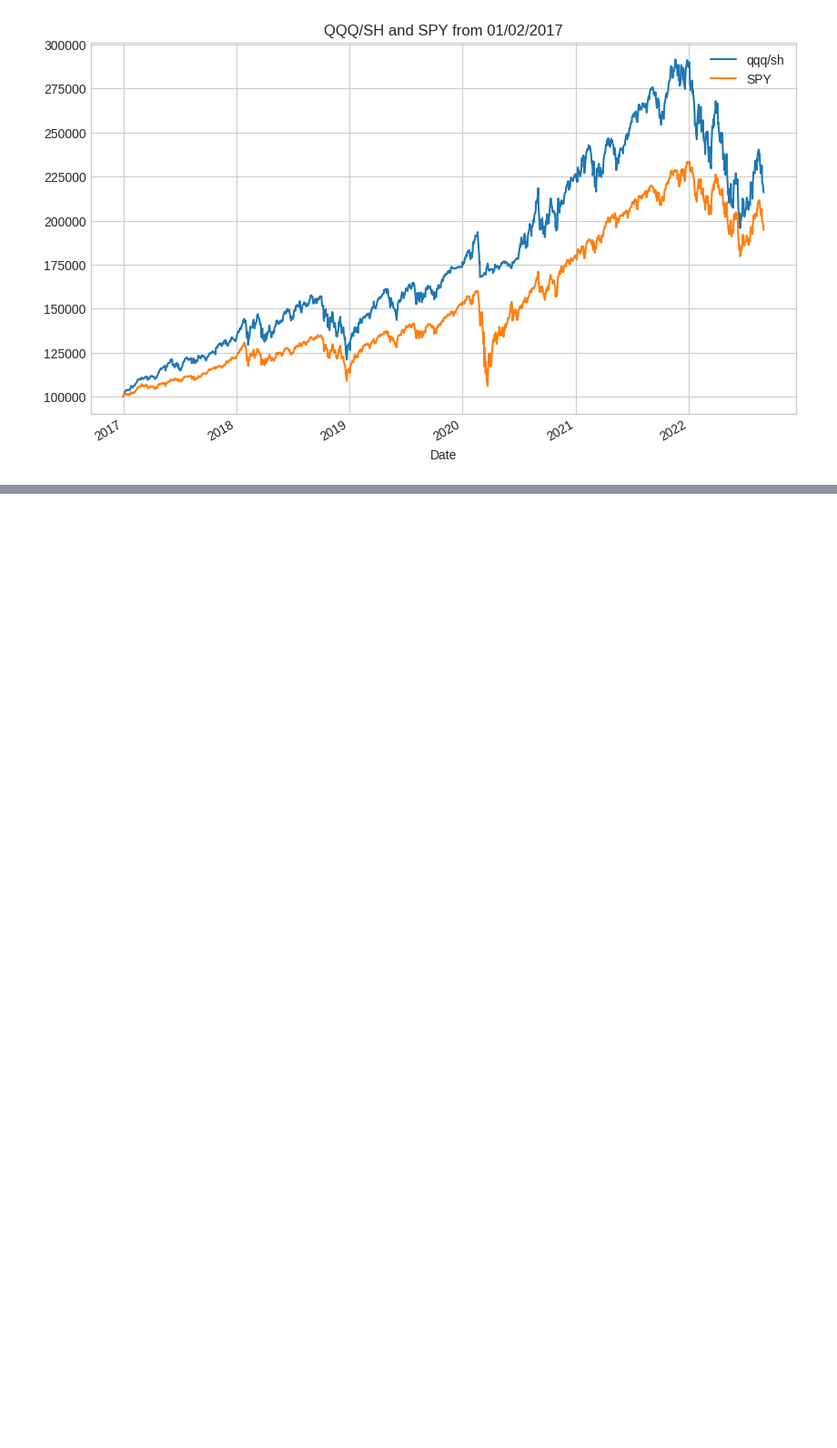
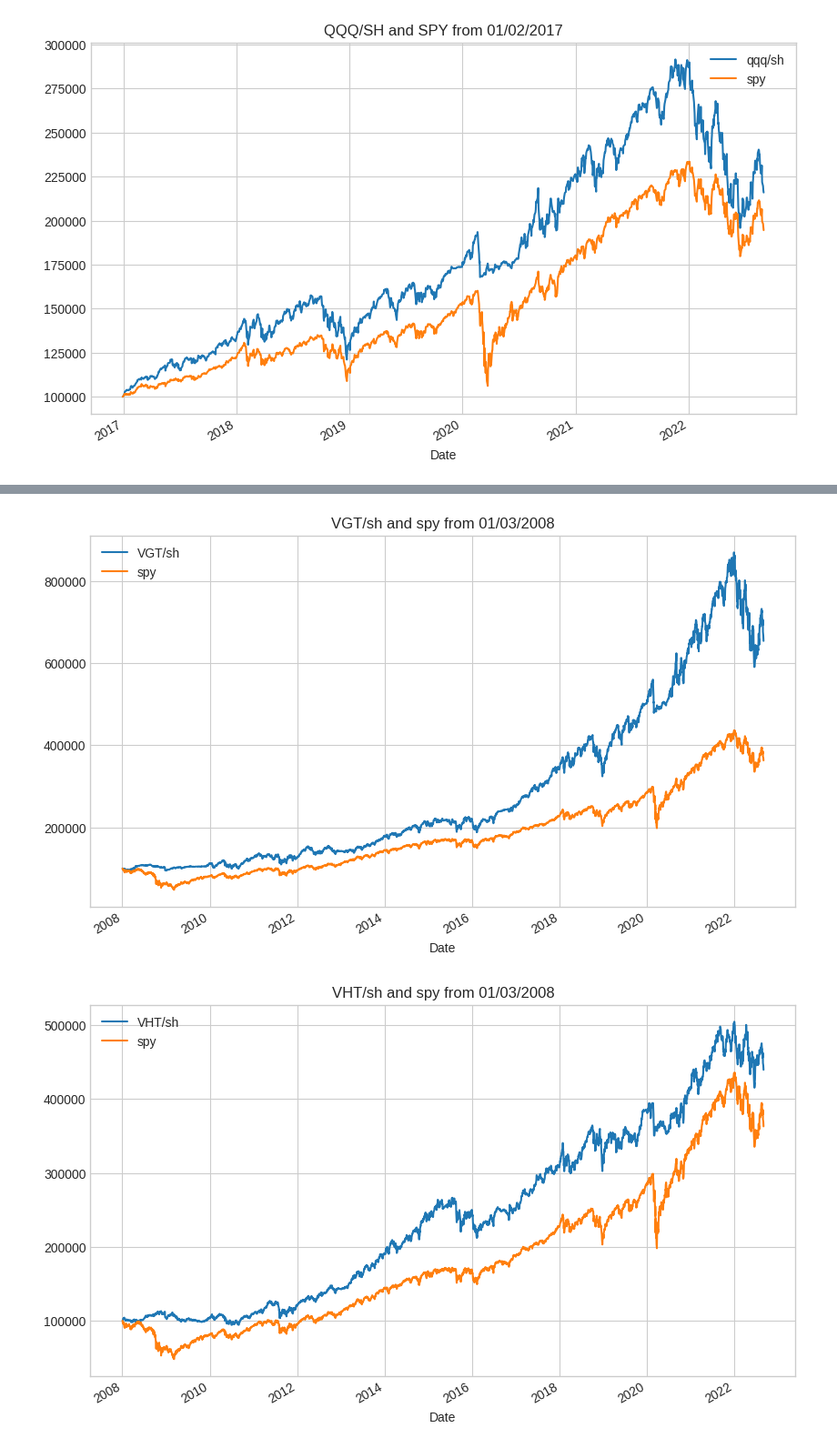
Before and after one commit to IanLKaplan/lazy_fundamental_analyst, a Jupyter notebook: lazy_fundamental_analyst.ipynb, the cells around one changed output, grey strips where cells are left out. Shown at 91% size. Cells and saved outputs as stored; diff of their text form; code cells hidden in the pictures; blank space fills up the shorter version.

Commit message:
Added code for hedged sectors.

```diff
--- a/lazy_fundamental_analyst.ipynb
+++ b/lazy_fundamental_analyst.ipynb
@@ -514,6 +514,7 @@ def get_market_data(file_name: str,
             symbols = t
         panel_data: pd.DataFrame = data.DataReader(symbols, data_source, start_date, end_date)
         close_data: pd.DataFrame = panel_data[data_col]
+        close_data = round(close_data, 2)
         close_data.to_csv(file_path)
     assert len(close_data) > 0, f'Error reading data for {symbols}'
     ix = close_data.index
@@ -973,15 +974,15 @@ def apply_return(start_val: float, return_df: pd.DataFrame) -> np.array:
     return port_a
 
 
-def build_plot_data(holdings: float, portfolio_df: pd.DataFrame, spy_df: pd.DataFrame) -> pd.DataFrame:
-    t_port_df, t_spy_df = adjust_time_series(portfolio_df, spy_df)
-    spy_return = return_df(t_spy_df)
-    spy_return_a = apply_return(start_val=holdings, return_df=spy_return)
-    spy_port = pd.DataFrame(spy_return_a)
-    spy_port.columns = ['SPY']
-    spy_port.index = pd.to_datetime(t_spy_df.index)
+def build_plot_data(holdings: float, portfolio_df: pd.DataFrame, benchmark: pd.DataFrame) -> pd.DataFrame:
+    t_port_df, t_bench_df = adjust_time_series(portfolio_df, benchmark)
+    bench_return = return_df(t_bench_df)
+    bench_return_a = apply_return(start_val=holdings, return_df=bench_return)
+    bench_port = pd.DataFrame(bench_return_a)
+    bench_port.columns = [benchmark.columns[0]]
+    bench_port.index = pd.to_datetime(t_bench_df.index)
     plot_df = t_port_df.copy()
-    plot_df['SPY'] = spy_port
+    plot_df[benchmark.columns[0]] = bench_port
     return plot_df
 
 
@@ -1083,7 +1084,7 @@ port_df = hedged_portfolio(holdings=holdings,
                            yearly_eps=eps_yearly,
                            unemployment=bls_unemployment_df)
 
-plot_df = build_plot_data(holdings=holdings, portfolio_df=port_df, spy_df=spy_close_df)
+plot_df = build_plot_data(holdings=holdings, portfolio_df=port_df, benchmark=spy_close_df)
 # %% [markdown]
 <p>
 The plot below shows a portfolio consisting of the QQQ ETF, hedged by the SH ETF when the market signal is "bearish".
@@ -1135,7 +1136,7 @@ port_df = hedged_portfolio(holdings=holdings,
                            yearly_eps=eps_yearly,
                            unemployment=bls_unemployment_df)
 
-plot_df = build_plot_data(holdings=holdings, portfolio_df=port_df, spy_df=spy_close_df)
+plot_df = build_plot_data(holdings=holdings, portfolio_df=port_df, benchmark=spy_close_df)
 
 plot_df.plot(grid=True, title=f'QQQ/SH and SPY from {d2017_start_date.strftime("%m/%d/%Y")}', figsize=(10, 6))
 # %% [output]
@@ -1143,0 +1249,15 @@ plot_df.plot(grid=True, title=f'QQQ/SH and SPY from {d2017_start_date.strftime("
+# %%
+
+for sym in sector_close.columns:
+    asset_df = pd.DataFrame(sector_close[sym])
+    plot_sector(holdings=holdings,
+                portfolio_asset=asset_df,
+                hedge_asset=sh_close_df,
+                benchmark=spy_close_df,
+                yearly_eps=eps_yearly,
+                unemployment=bls_unemployment_df,
+                start_date=port_start_date,
+                end_date=end_date)
+# %% [output]
+[figure, added]
+[figure, added]
```
Also changed, not shown: parts of 6 cells of this notebook, 1 other file.
